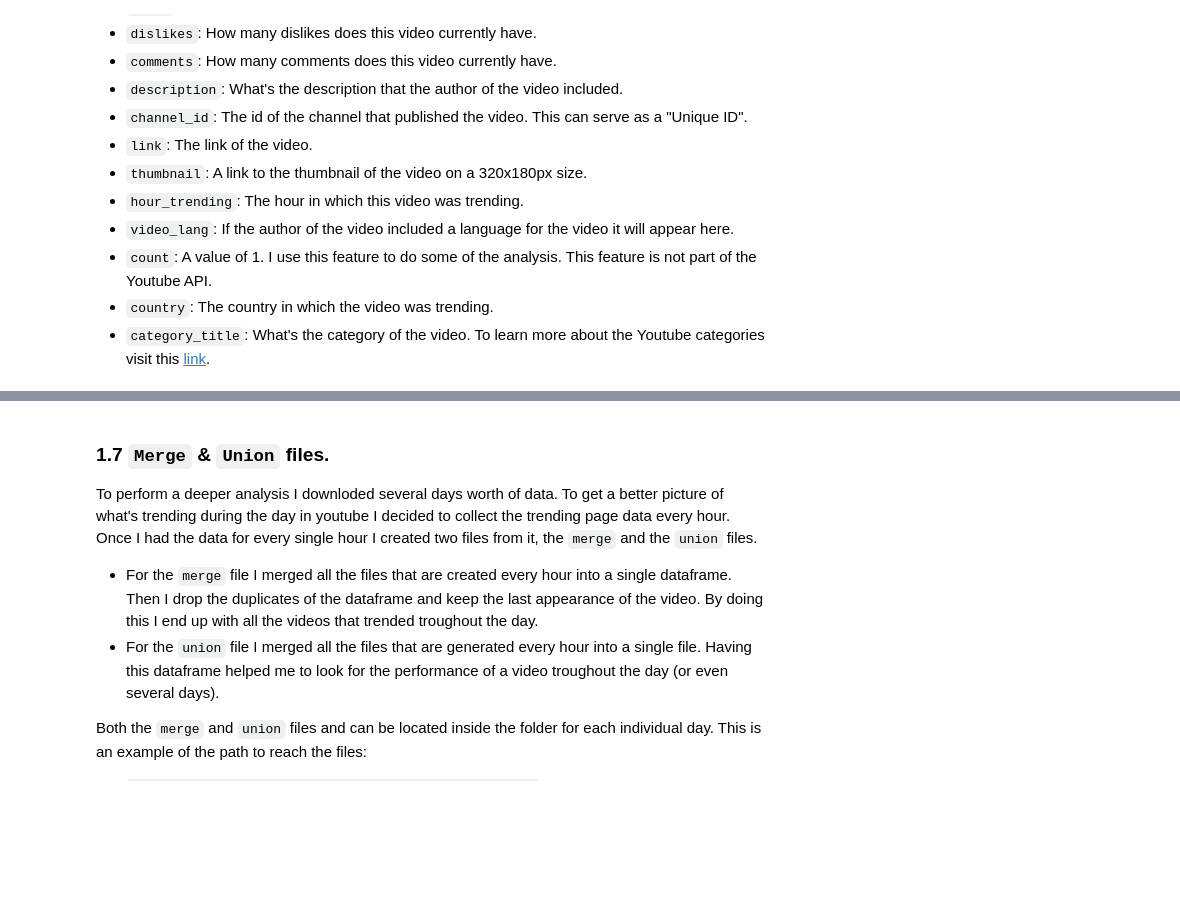
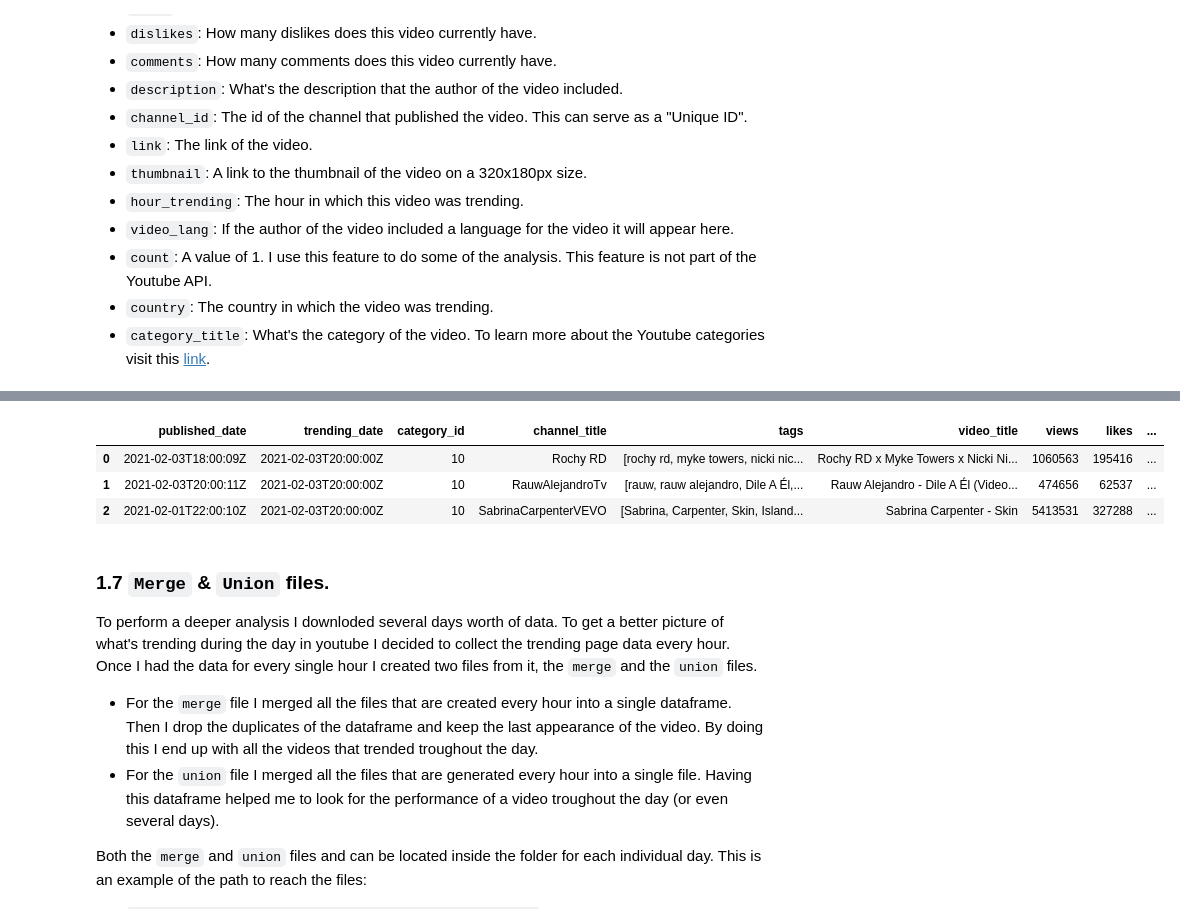
Before and after one commit to germarr/youtube_research, a Jupyter notebook: research_V1.ipynb, the cells around one changed output, grey strips where cells are left out. Saved outputs shown, nothing was run; the diff lists cells and outputs as text; code cells hidden in the pictures; blank space fills up the shorter version.

```diff
--- a/research_V1.ipynb
+++ b/research_V1.ipynb
@@ -121,3 +116,10 @@ trending_videohead(3)
+# %%
+trending_video.head(3)
+# %% [output]
+|  | published_date | trending_date | category_id | channel_title | tags | video_title | views | likes | ... |
+| 0 | 2021-02-03T18:00:09Z | 2021-02-03T20:00:00Z | 10 | Rochy RD | [rochy rd, myke towers, nicki nic... | Rochy RD x Myke Towers x Nicki Ni... | 1060563 | 195416 | ... |
+| 1 | 2021-02-03T20:00:11Z | 2021-02-03T20:00:00Z | 10 | RauwAlejandroTv | [rauw, rauw alejandro, Dile A Él,... | Rauw Alejandro - Dile A Él (Video... | 474656 | 62537 | ... |
+| 2 | 2021-02-01T22:00:10Z | 2021-02-03T20:00:00Z | 10 | SabrinaCarpenterVEVO | [Sabrina, Carpenter, Skin, Island... | Sabrina Carpenter - Skin | 5413531 | 327288 | ... |
 # %% [markdown]
 ### 1.7 `Merge` & `Union` files.
 To perform a deeper analysis I downloded several days worth of data. To get a better picture of what's trending during the day in youtube I decided to collect the trending page data every hour. Once I had the data for every single hour I created two files from it, the `merge` and the `union` files.
```
Also changed, not shown: parts of 36 cells of this notebook.
